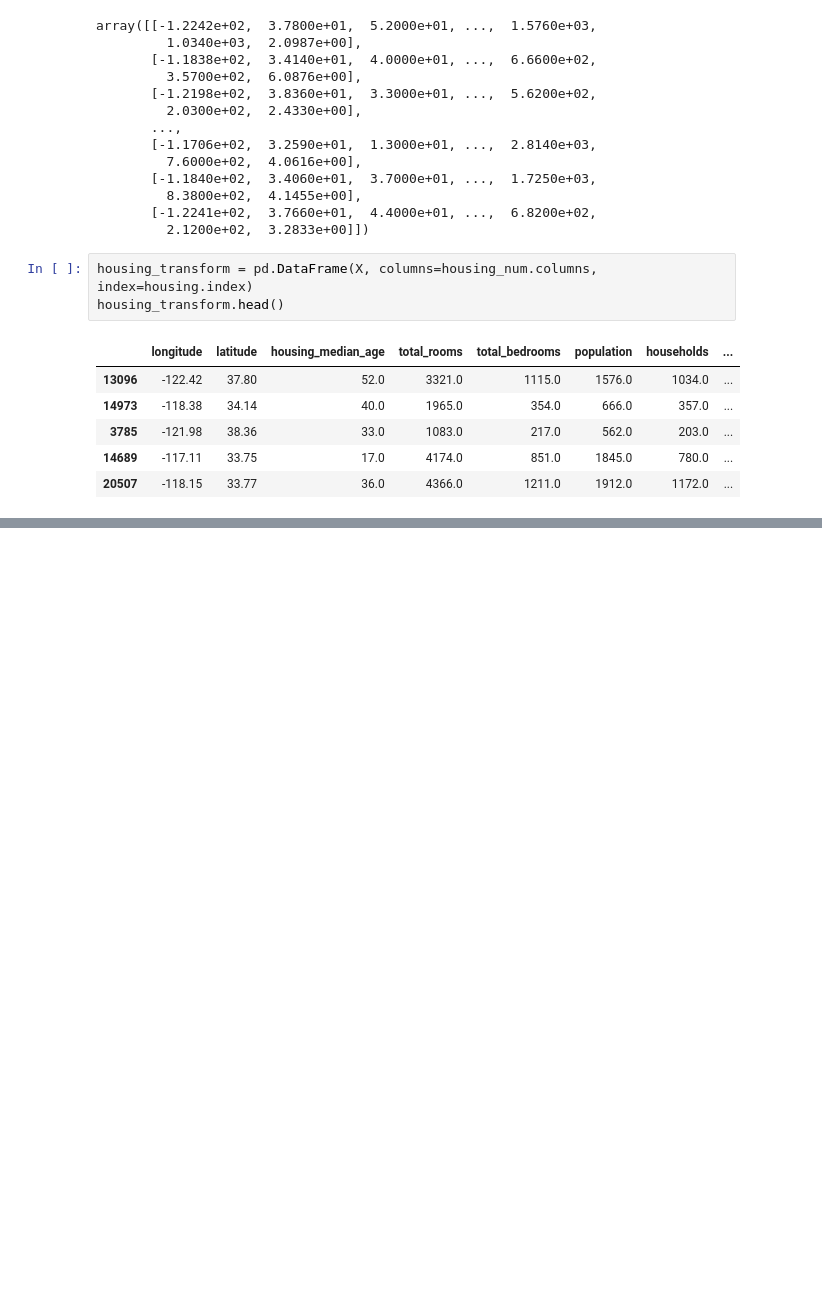
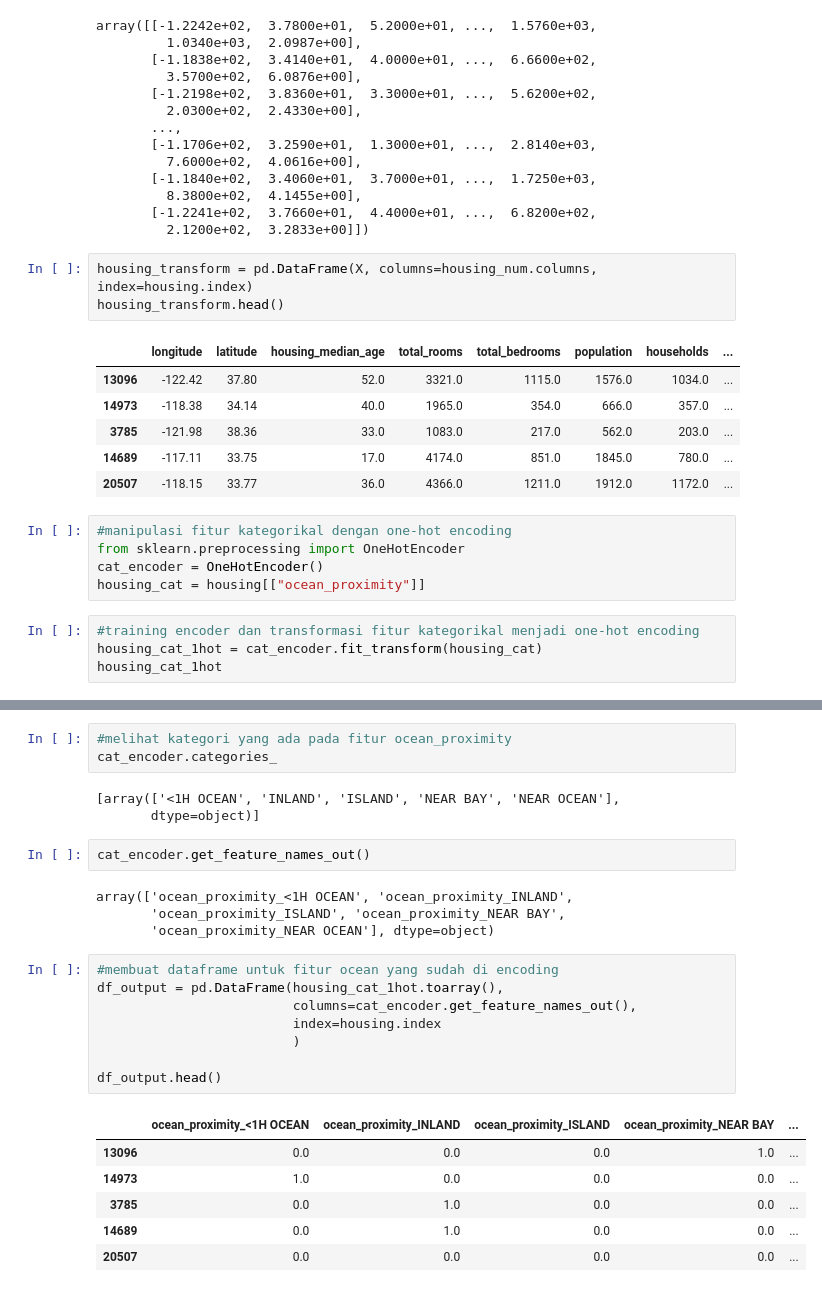
Before and after one commit to setyawanandrew74-pixel/MLops_Project_1, a Jupyter notebook: notebooks/data preparation.ipynb, the cells around one changed output, grey strips where cells are left out. Saved outputs shown, nothing was run; the diff lists cells and outputs as text; blank space fills up the shorter version.

Commit message:
Update execution counts and outputs in data preparation(kategorikal variabel) notebook

```diff
--- a/notebooks/data preparation.ipynb
+++ b/notebooks/data preparation.ipynb
@@ -72,3 +72,12 @@ housing_transform.head()
 | 3785 | -121.98 | 38.36 | 33.0 | 1083.0 | 217.0 | 562.0 | 203.0 | ... |
 | 14689 | -117.11 | 33.75 | 17.0 | 4174.0 | 851.0 | 1845.0 | 780.0 | ... |
 | 20507 | -118.15 | 33.77 | 36.0 | 4366.0 | 1211.0 | 1912.0 | 1172.0 | ... |
+# %%
+#manipulasi fitur kategorikal dengan one-hot encoding
+from sklearn.preprocessing import OneHotEncoder
+cat_encoder = OneHotEncoder()
+housing_cat = housing[["ocean_proximity"]]
+# %%
+#training encoder dan transformasi fitur kategorikal menjadi one-hot encoding
+housing_cat_1hot = cat_encoder.fit_transform(housing_cat)
+housing_cat_1hot
@@ -74,0 +98,27 @@ housing_transform.head()
+# %%
+#melihat kategori yang ada pada fitur ocean_proximity
+cat_encoder.categories_
+# %% [output]
+[array(['<1H OCEAN', 'INLAND', 'ISLAND', 'NEAR BAY', 'NEAR OCEAN'],
+       dtype=object)]
+# %%
+cat_encoder.get_feature_names_out()
+# %% [output]
+array(['ocean_proximity_<1H OCEAN', 'ocean_proximity_INLAND',
+       'ocean_proximity_ISLAND', 'ocean_proximity_NEAR BAY',
+       'ocean_proximity_NEAR OCEAN'], dtype=object)
+# %%
+#membuat dataframe untuk fitur ocean yang sudah di encoding
+df_output = pd.DataFrame(housing_cat_1hot.toarray(),
+                         columns=cat_encoder.get_feature_names_out(),
+                         index=housing.index
+                         )
+
+df_output.head()
+# %% [output]
+|  | ocean_proximity_<1H OCEAN | ocean_proximity_INLAND | ocean_proximity_ISLAND | ocean_proximity_NEAR BAY | ... |
+| 13096 | 0.0 | 0.0 | 0.0 | 1.0 | ... |
+| 14973 | 1.0 | 0.0 | 0.0 | 0.0 | ... |
+| 3785 | 0.0 | 1.0 | 0.0 | 0.0 | ... |
+| 14689 | 0.0 | 1.0 | 0.0 | 0.0 | ... |
+| 20507 | 0.0 | 0.0 | 0.0 | 0.0 | ... |
```
Also changed, not shown: parts of 2 cells of this notebook.
